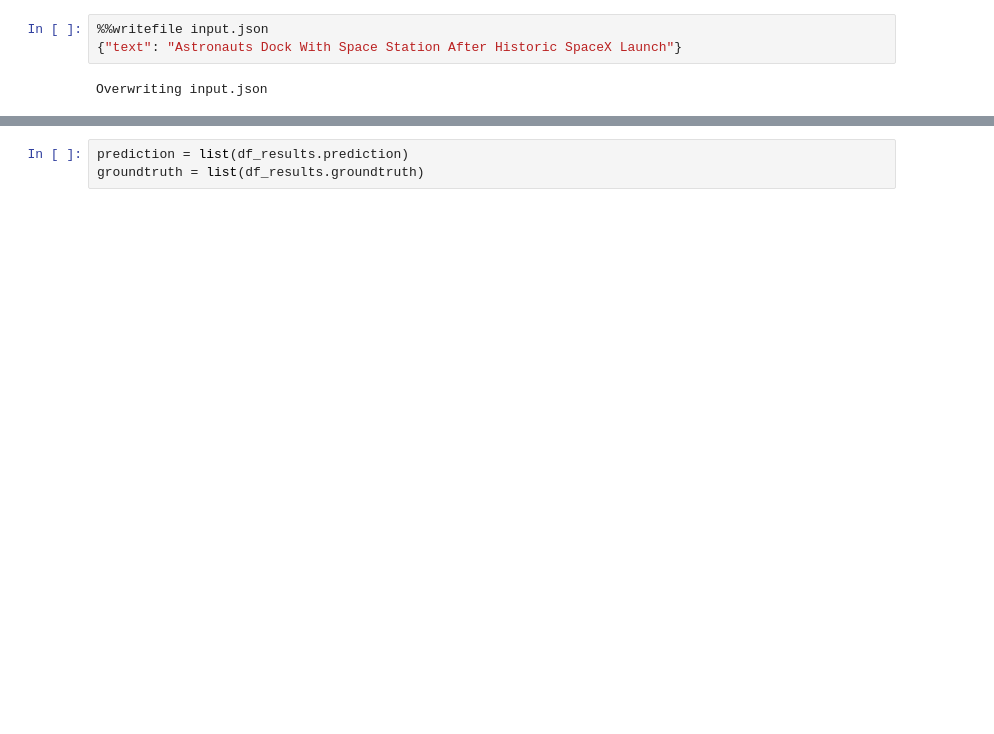
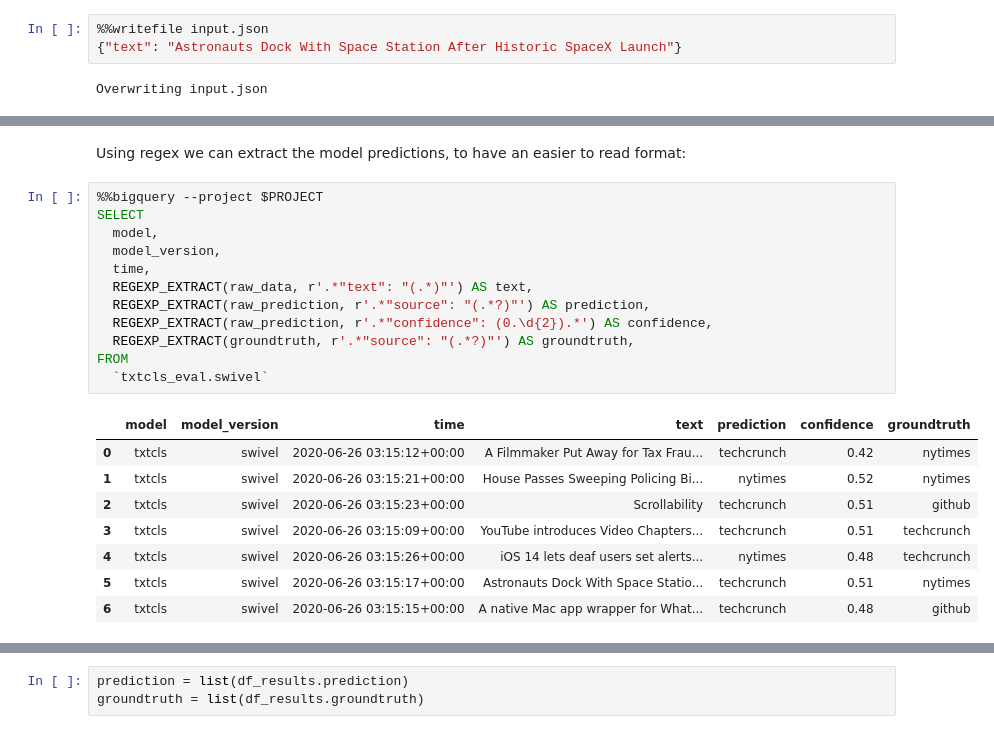
Before and after one commit to GoogleCloudPlatform/ml-design-patterns, a Jupyter notebook: 05_resilience/continuous_eval.ipynb, the cells around one changed output, grey strips where cells are left out. Cells and saved outputs as stored; diff of their text form; blank space fills up the shorter version.

Commit message:
tidied up continuous eval, added dataset

```diff
--- a/05_resilience/continuous_eval.ipynb
+++ b/05_resilience/continuous_eval.ipynb
@@ -480,0 +565,23 @@ df_results = client.query(query).to_dataframe()
+# %% [markdown]
+Using regex we can extract the model predictions, to have an easier to read format:
+# %%
+%%bigquery --project $PROJECT
+SELECT
+  model,
+  model_version,
+  time,
+  REGEXP_EXTRACT(raw_data, r'.*"text": "(.*)"') AS text,
+  REGEXP_EXTRACT(raw_prediction, r'.*"source": "(.*?)"') AS prediction,
+  REGEXP_EXTRACT(raw_prediction, r'.*"confidence": (0.\d{2}).*') AS confidence,
+  REGEXP_EXTRACT(groundtruth, r'.*"source": "(.*?)"') AS groundtruth,
+FROM
+  `txtcls_eval.swivel`
+# %% [output]
+|  | model | model_version | time | text | prediction | confidence | groundtruth |
+| 0 | txtcls | swivel | 2020-06-26 03:15:12+00:00 | A Filmmaker Put Away for Tax Frau... | techcrunch | 0.42 | nytimes |
+| 1 | txtcls | swivel | 2020-06-26 03:15:21+00:00 | House Passes Sweeping Policing Bi... | nytimes | 0.52 | nytimes |
+| 2 | txtcls | swivel | 2020-06-26 03:15:23+00:00 | Scrollability | techcrunch | 0.51 | github |
+| 3 | txtcls | swivel | 2020-06-26 03:15:09+00:00 | YouTube introduces Video Chapters... | techcrunch | 0.51 | techcrunch |
+| 4 | txtcls | swivel | 2020-06-26 03:15:26+00:00 | iOS 14 lets deaf users set alerts... | nytimes | 0.48 | techcrunch |
+| 5 | txtcls | swivel | 2020-06-26 03:15:17+00:00 | Astronauts Dock With Space Statio... | techcrunch | 0.51 | nytimes |
+| 6 | txtcls | swivel | 2020-06-26 03:15:15+00:00 | A native Mac app wrapper for What... | techcrunch | 0.48 | github |
```
Also changed, not shown: parts of 121 cells of this notebook, 1 other file.
